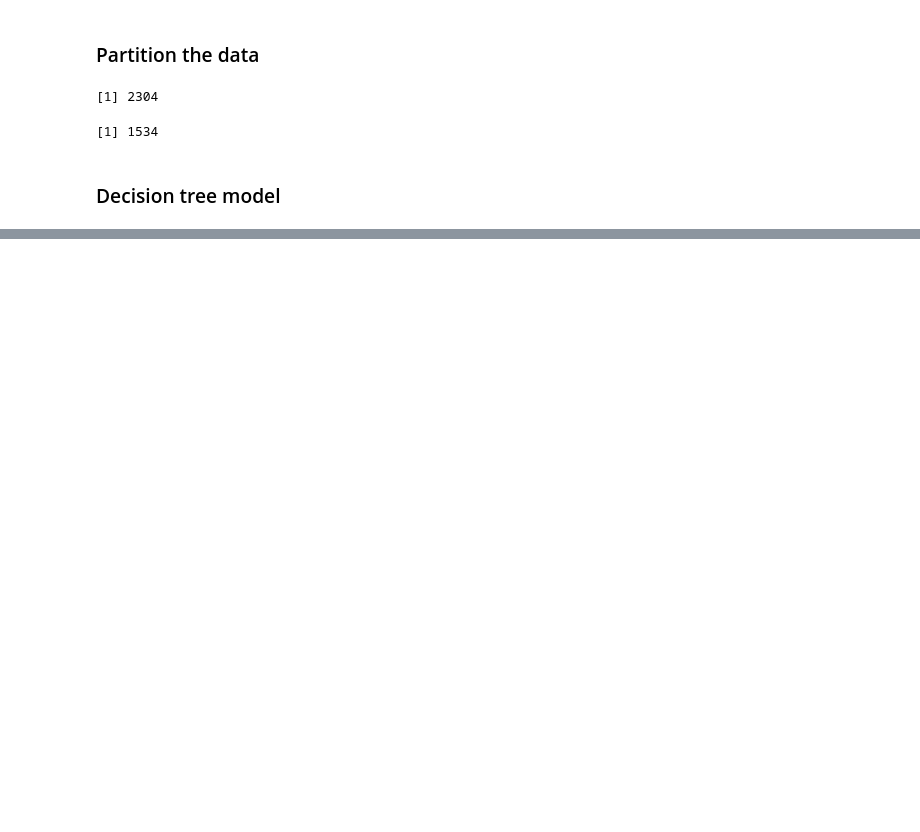
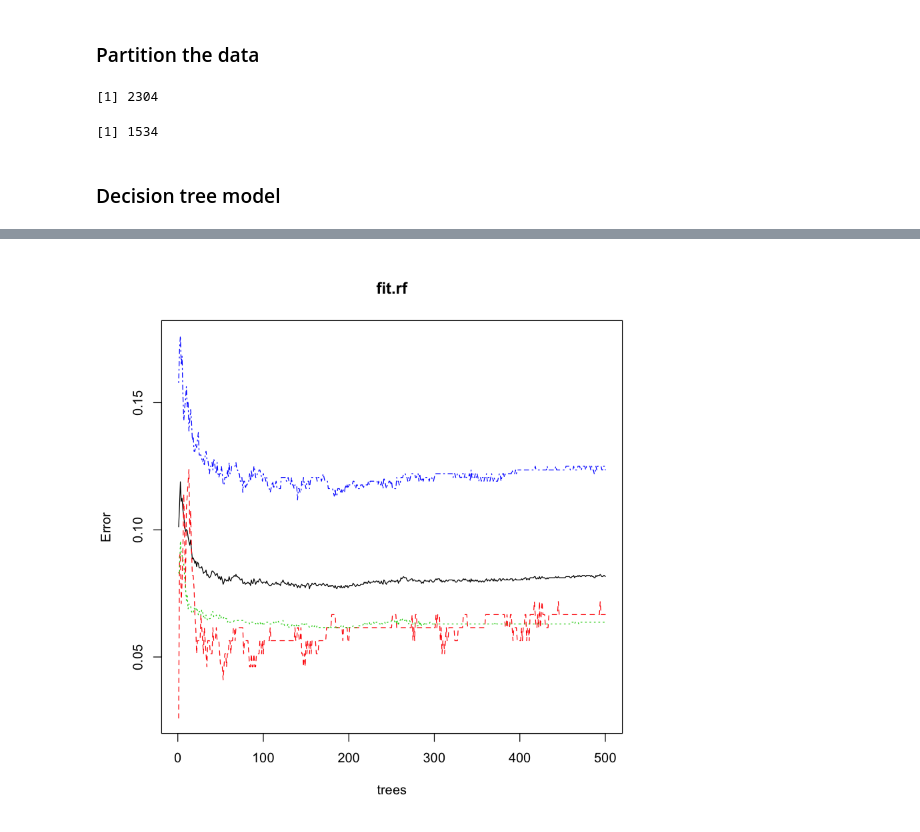
Before and after one commit to pbsjones/business_analysis_nanodegree, a Jupyter notebook: notebooks/4.2_non_binary_classification.ipynb, the cells around one changed output, grey strips where cells are left out. Saved outputs shown, nothing was run; the diff lists cells and outputs as text; code cells hidden in the pictures; blank space fills up the shorter version.

```diff
--- a/notebooks/4.2_non_binary_classification.ipynb
+++ b/notebooks/4.2_non_binary_classification.ipynb
@@ -62,0 +65,2 @@ plotcp( fit.tree )
+# %%
+df.test <- cbind( df.test, predictions )
@@ -62,0 +70,7 @@ plotcp( fit.tree )
+# %%
+df.test <- within( df.test, {
+    pred = NA
+    pred[Bike > 0.5] = 1
+    pred[Car > 0.5] = 2
+    pred[Public_Transportation > 0.5] = 3
+})
@@ -62,0 +97,2 @@ plotcp( fit.tree )
+# %%
+df.test <- df.test[,c(1:6,11)]
@@ -62,0 +116,8 @@ plotcp( fit.tree )
+# %%
+fit.rf <- randomForest( Mode
+                      ~ .
+                      , data = df.train[, -1 ] )
+# %%
+plot( fit.rf )
+# %% [output]
+[figure, added]
```
Also changed, not shown: parts of 18 cells of this notebook, 1 other file.
